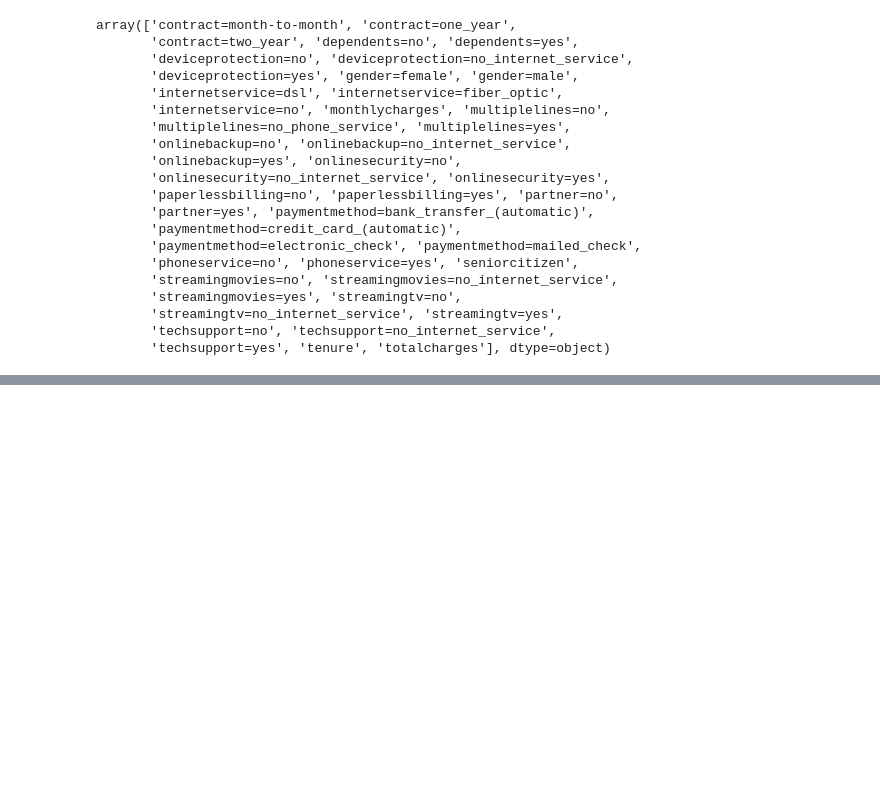
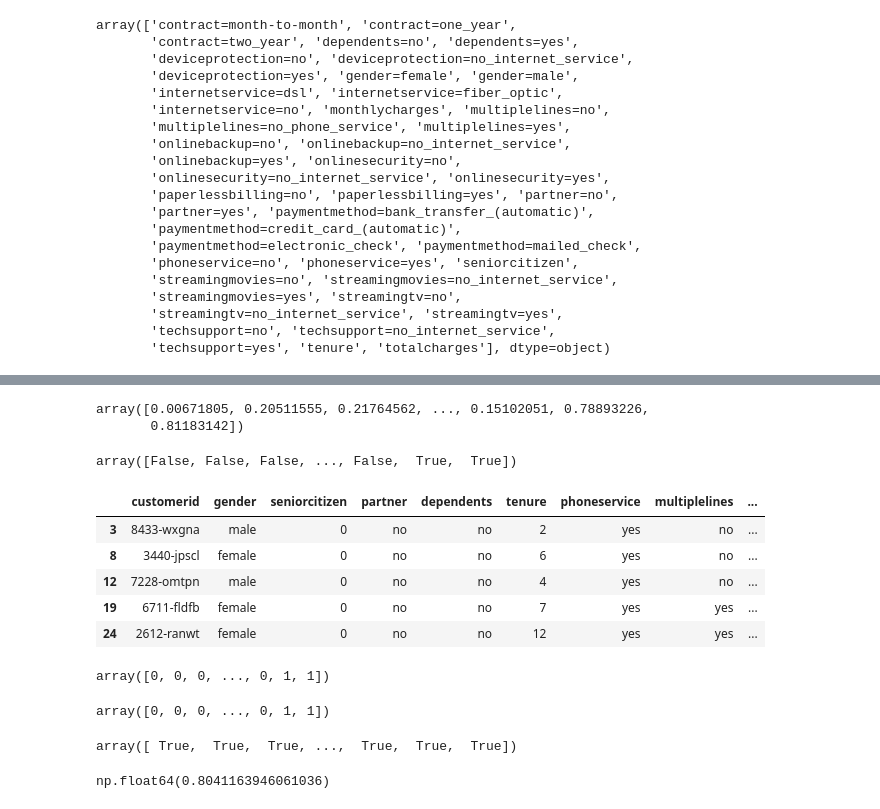
Before and after one commit to piotrswiecik/mlzoomcamp, a Jupyter notebook: various/churn.ipynb, the cells around one changed output, grey strips where cells are left out. Drawn from its saved outputs; the diff is of its cells as text; code cells hidden in the pictures; blank space fills up the shorter version.

```diff
--- a/various/churn.ipynb
+++ b/various/churn.ipynb
@@ -658,3 +658,6 @@ train_dicts = df_train[categorical + numerical].to_dict(orient="records")
 dv = DictVectorizer(sparse=False)
 dv.fit(train_dicts)
 dv.transform(train_dicts)
+
+X_train = dv.transform(train_dicts)
+X_val = dv.transform(df_val[categorical + numerical].to_dict(orient="records"))
@@ -697,0 +750,37 @@ array(['contract=month-to-month', 'contract=one_year',
+# %%
+y_pred = model.predict_proba(X_val)[:, 1]
+y_pred # churn probabilities for each customer in validation set
+# %% [output]
+array([0.00671805, 0.20511555, 0.21764562, ..., 0.15102051, 0.78893226,
+       0.81183142])
+# %%
+churn_decision = y_pred >= 0.5 # hard predictions with custom threshold
+churn_decision
+# %% [output]
+array([False, False, False, ..., False,  True,  True])
+# %%
+df_val[churn_decision].head(5)
+# %% [output]
+|  | customerid | gender | seniorcitizen | partner | dependents | tenure | phoneservice | multiplelines | ... |
+| 3 | 8433-wxgna | male | 0 | no | no | 2 | yes | no | ... |
+| 8 | 3440-jpscl | female | 0 | no | no | 6 | yes | no | ... |
+| 12 | 7228-omtpn | male | 0 | no | no | 4 | yes | no | ... |
+| 19 | 6711-fldfb | female | 0 | no | no | 7 | yes | yes | ... |
+| 24 | 2612-ranwt | female | 0 | no | no | 12 | yes | yes | ... |
+# %%
+churn_decision.astype(int)
+# %% [output]
+array([0, 0, 0, ..., 0, 1, 1])
+# %%
+y_val
+# %% [output]
+array([0, 0, 0, ..., 0, 1, 1])
+# %%
+acc = y_val == churn_decision.astype(int)
+acc
+# %% [output]
+array([ True,  True,  True, ...,  True,  True,  True])
+# %%
+acc.mean()
+# %% [output]
+np.float64(0.8041163946061036)
```
Also changed, not shown: parts of 47 cells of this notebook.
